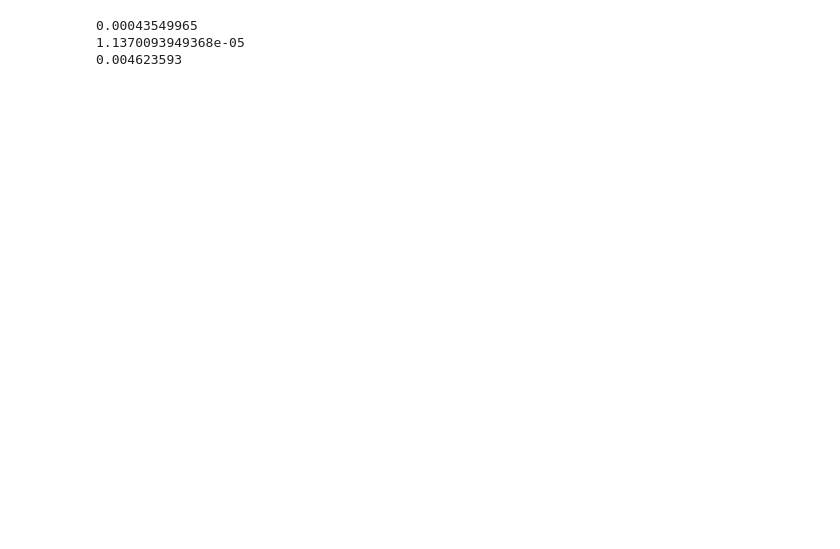
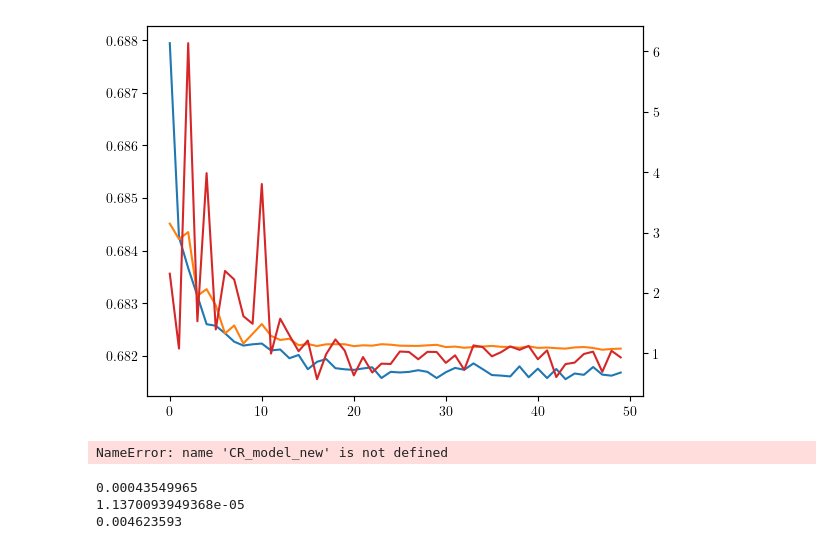
Before and after one commit to soheunyi/SRFinder, a Jupyter notebook: soheun/notebooks/CR_fvt_debugging.ipynb, the cells around one changed output. Drawn from its saved outputs; the diff is of its cells as text; code cells hidden in the pictures; blank space fills up the shorter version.

```diff
--- a/soheun/notebooks/CR_fvt_debugging.ipynb
+++ b/soheun/notebooks/CR_fvt_debugging.ipynb
@@ -826 +1058,42 @@ Deleting existing tmp checkpoint: data/tmp/checkpoints/variance_beta=10.0_seed=1
+# %%
+plt.plot([h["train_loss"].item() for h in val_history], label="train loss")
+plt.plot([h["val_loss"].item() for h in val_history], label="val loss")
+twinx = plt.gca().twinx()
+twinx.plot([h["val_variance_loss"].item() for h in val_history], label="avg sigma**2", color="tab:red")
+plt.show()
+plt.close()
+# %% [output]
+[figure, added]
+# %%
+CR_model_new.to(device)
+CR_model_new.eval()
+
+q = np.linspace(0, 1, 11)
+
+CR_model_new.load_tmp_checkpoint()
+preds = CR_model_new.predict(events_train.X_torch.to(device))[:, 1].detach().cpu().numpy()
+reweights = preds / (1 - preds) * (ratio_4b / (1 - ratio_4b))
+reweights = np.where(events_train.is_4b, events_train.weights, -events_train.weights * reweights)
+print("Train: ", np.mean(reweights)**2)
+cal_bins = np.quantile(preds, q)
+plot_rewighted_samples_by_model(CR_model_new, events_train, bins=cal_bins, figsize=(10, 5),
+                                title=f"seed={seed}, variance_beta={variance_beta}, train", ratio_4b=ratio_4b)
+
+preds = CR_model_new.predict(events_val.X_torch.to(device))[:, 1].detach().cpu().numpy()
+reweights = preds / (1 - preds) * (ratio_4b / (1 - ratio_4b))
+reweights = np.where(events_val.is_4b, events_val.weights, -events_val.weights * reweights)
+print("Val: ", np.mean(reweights)**2)
+cal_bins = np.quantile(preds, q)
+plot_rewighted_samples_by_model(CR_model_new, events_val, bins=cal_bins, figsize=(10, 5),
+                                title=f"seed={seed}, variance_beta={variance_beta}, val", ratio_4b=ratio_4b)
+
+preds = CR_model_new.predict(events_tst_CR.X_torch.to(device))[:, 1].detach().cpu().numpy()
+reweights = preds / (1 - preds) * (ratio_4b / (1 - ratio_4b))
+reweights = np.where(events_tst_CR.is_4b, events_tst_CR.weights, -events_tst_CR.weights * reweights)
+print("All together: ", np.mean(reweights)**2)
+cal_bins = np.quantile(preds, q)
+plot_rewighted_samples_by_model(CR_model_new, events_tst_CR, bins=cal_bins, figsize=(10, 5),
+                                title=f"seed={seed}, variance_beta={variance_beta}, all together", ratio_4b=ratio_4b)
+# %% [output]
+NameError: name 'CR_model_new' is not defined
 # %%
```
Also changed, not shown: parts of 8 cells of this notebook, 3 other files.
